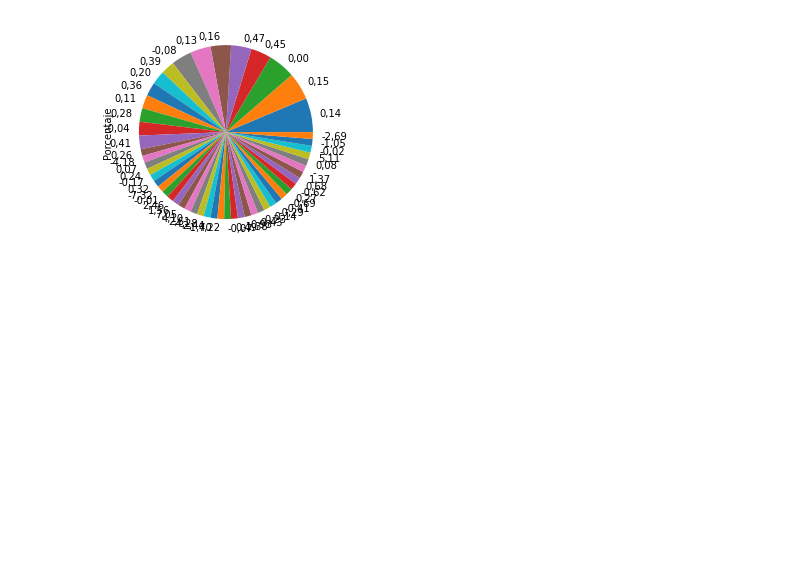
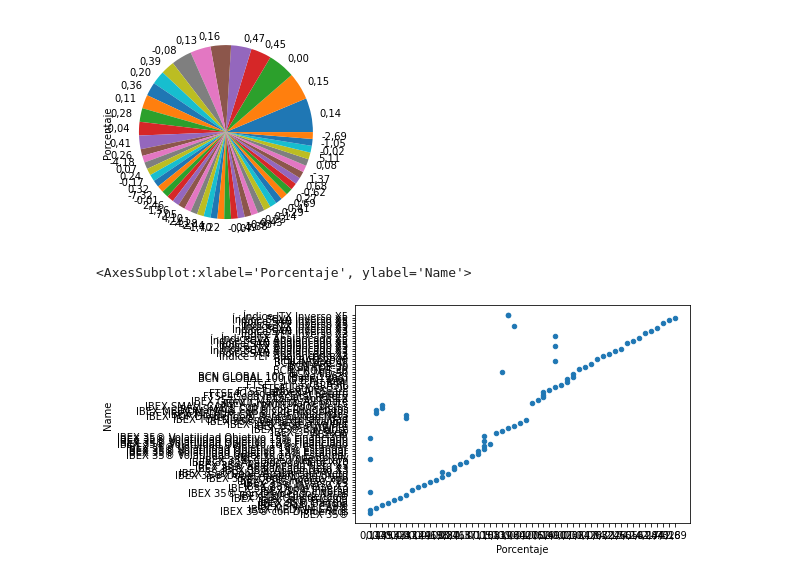
Before and after one commit to pptscdia2021/pp12021grupo7_a1-grupo-7, a Jupyter notebook: main.ipynb, the cells around one changed output. Cells and saved outputs as stored; diff of their text form; code cells hidden in the pictures; blank space fills up the shorter version.

```diff
--- a/main.ipynb
+++ b/main.ipynb
@@ -78,3 +78,8 @@ serie.plot.pie()
 # %% [output]
 <AxesSubplot:ylabel='Porcentaje'>
 [figure]
+# %%
+df.plot.scatter(y="Name", x ="Porcentaje")
+# %% [output]
+<AxesSubplot:xlabel='Porcentaje', ylabel='Name'>
+[figure, added]
```
